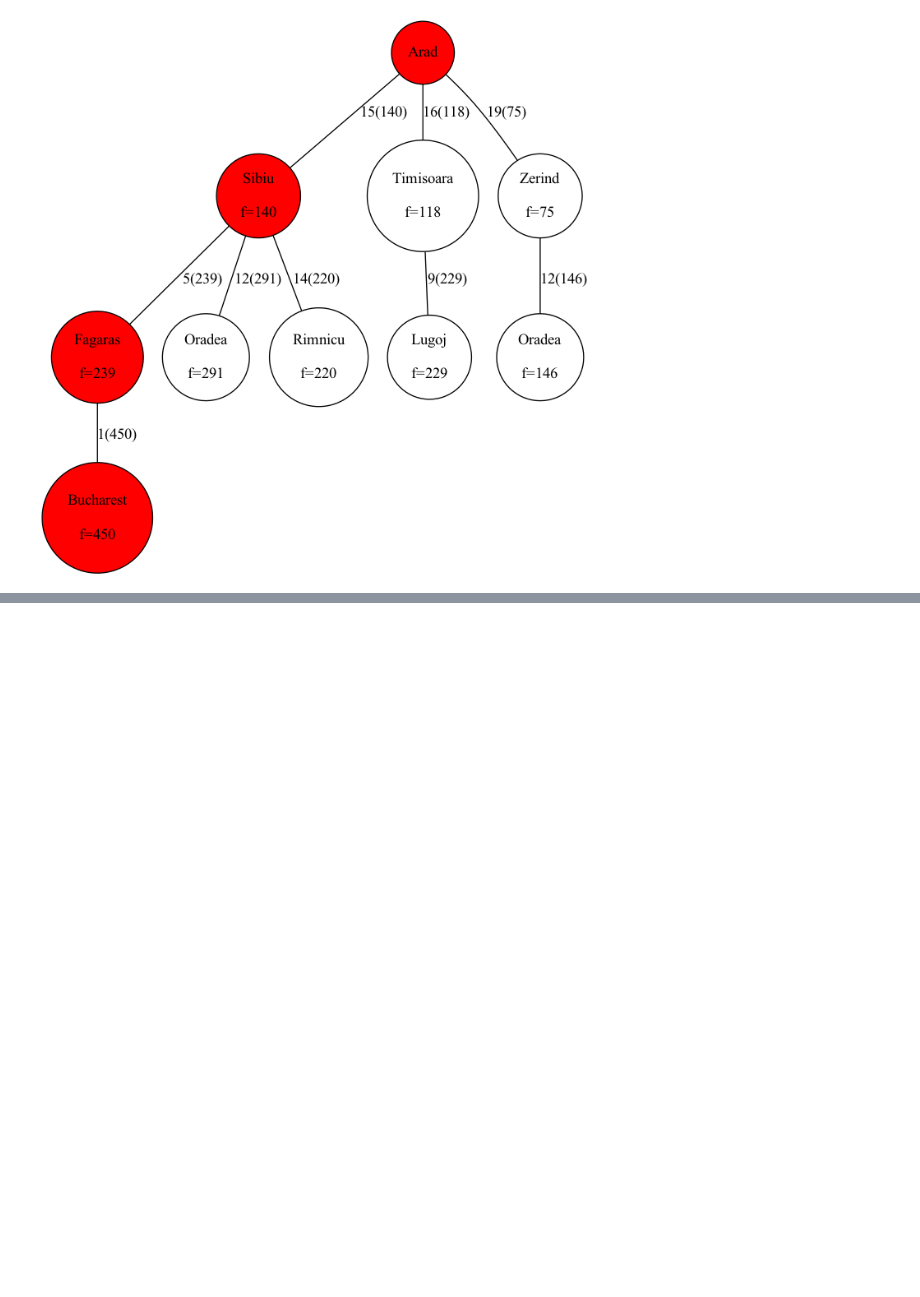
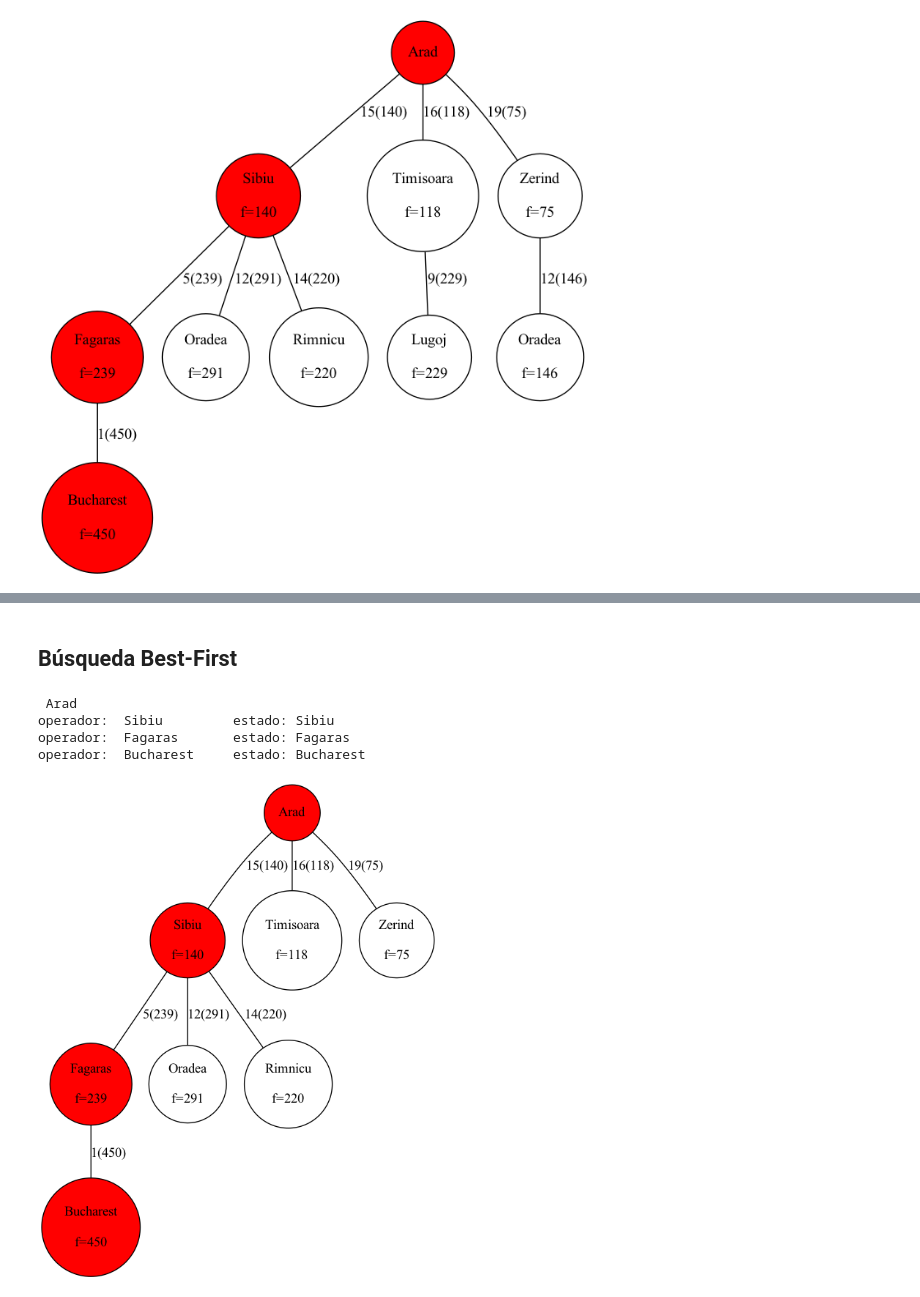
Before and after one commit to Tomaslopera/AI_Fundamentals, a Jupyter notebook: MetodosSolucionProblemas/IA_Busqueda.ipynb, the cells around one changed output, grey strips where cells are left out. Drawn from its saved outputs; the diff is of its cells as text; code cells hidden in the pictures; blank space fills up the shorter version.

```diff
--- a/MetodosSolucionProblemas/IA_Busqueda.ipynb
+++ b/MetodosSolucionProblemas/IA_Busqueda.ipynb
@@ -280,0 +320,31 @@ operador:  Bucharest     estado: Bucharest
+# %% [markdown]
+## Búsqueda Best-First
+# %%
+
+def bestFirst(root, startState, endState):
+    pq=queue.PriorityQueue()
+    pq.put((root.heuristic(),root))
+    while not pq.empty():
+      node=pq.get()[1]
+      children=node.getchildrens()
+      for i,child in enumerate(children):
+        if child is not None:
+          newChild=node.add_child(value=node.value+'-'+str(i),
+                                  state=child, operator=i)
+          pq.put((newChild.heuristic(),newChild))
+          if endState==child:
+            return (root, newChild)
+# %%
+routeAradBucharest=RouteMap(mapAdj=romania_map, distanceA=aerial_distance_Bucharest,value="inicio",state=initState,operators=operators)
+(tree, objective)=bestFirst(routeAradBucharest,initState,endState)
+path=objective.pathObjective()
+objective.printPath()
+graph=draw(tree, path)
+tree_image = Image(graph.create_png(), width=400, height=400)
+display(tree_image)
+# %% [output]
+ Arad
+operador:  Sibiu         estado: Sibiu
+operador:  Fagaras       estado: Fagaras
+operador:  Bucharest     estado: Bucharest
+[figure, added]
```
Also changed, not shown: parts of 6 cells of this notebook, 5 other files.
